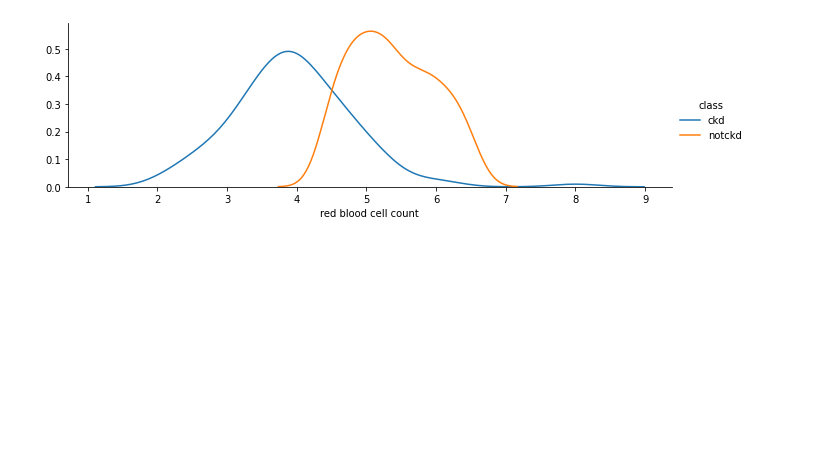
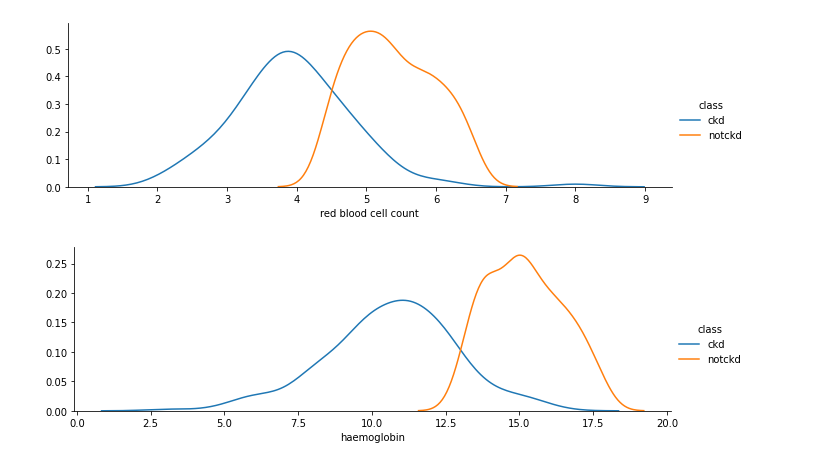
Before and after one commit to Ankit7557/ML_Kidney_Disease, a Jupyter notebook: Kidney_Disease.ipynb, the cells around one changed output. Cells and saved outputs as stored; diff of their text form; code cells hidden in the pictures; blank space fills up the shorter version.

```diff
--- a/Kidney_Disease.ipynb
+++ b/Kidney_Disease.ipynb
@@ -347,3 +362,7 @@ def kde_plot(feature):
 kde_plot('red blood cell count')
 # %% [output]
 [figure]
+# %%
+kde_plot('haemoglobin')
+# %% [output]
+[figure, added]
```
Also changed, not shown: parts of 9 cells of this notebook.
